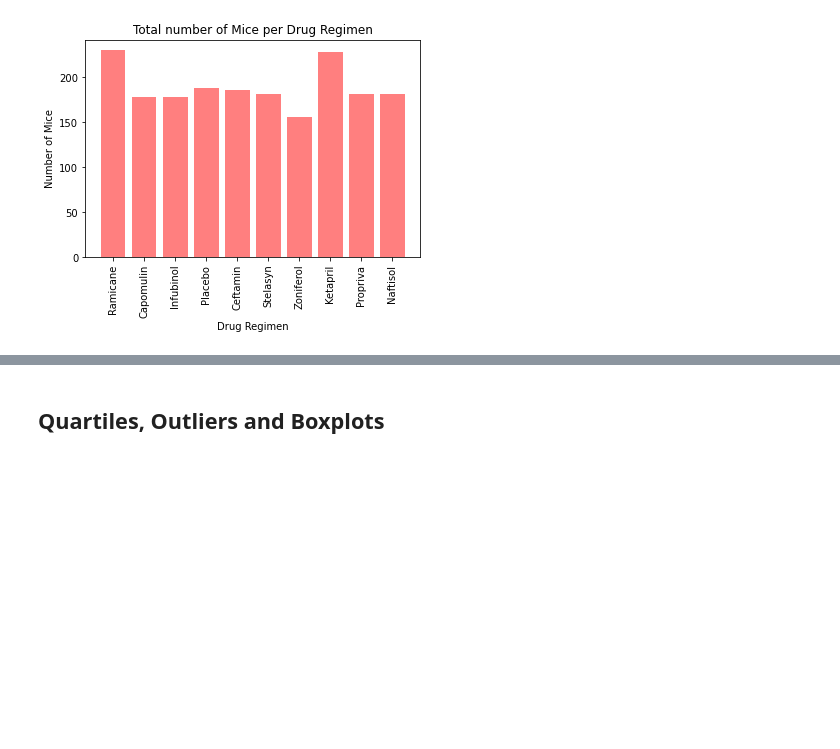
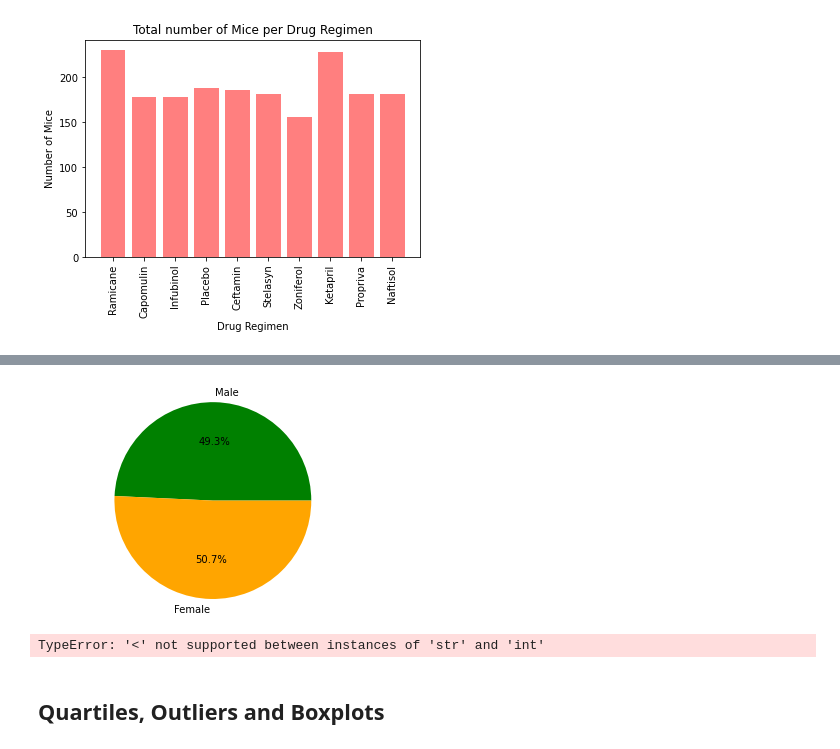
Before and after one commit to EvanK215/Pymaceuticals-Challenge, a Jupyter notebook: pymaceuticals_starter.ipynb, the cells around one changed output, grey strips where cells are left out. Saved outputs shown, nothing was run; the diff lists cells and outputs as text; code cells hidden in the pictures; blank space fills up the shorter version.

```diff
--- a/pymaceuticals_starter.ipynb
+++ b/pymaceuticals_starter.ipynb
@@ -168,2 +184,19 @@ plt.show
+# %%
+# Generate a pie plot showing the distribution of female versus male mice using pandas
+genderGroups=mouseClean_df.groupby('Sex')
+countGenders = genderGroups["Sex"].count()
+Genders= ['Male','Female']
+colors = ["green","orange"]
+plt.pie(countGenders, labels=Genders, colors=colors,
+        autopct="%1.1f%%", startangle=360)
+plt.axis("equal")
+['Male','Female']
+plt.show()
+# %% [output]
+[figure, added]
 # %%
-# Generate a pie plot showing the distribution of female versus male mice using pandas
+# Generate a pie plot showing the distribution of female versus male mice using pyplot
+plot2 = genderGroups.plot(kind='pie', subplots=True)
+plot2
+# %% [output]
+TypeError: '<' not supported between instances of 'str' and 'int'
```
Also changed, not shown: parts of 4 cells of this notebook.
